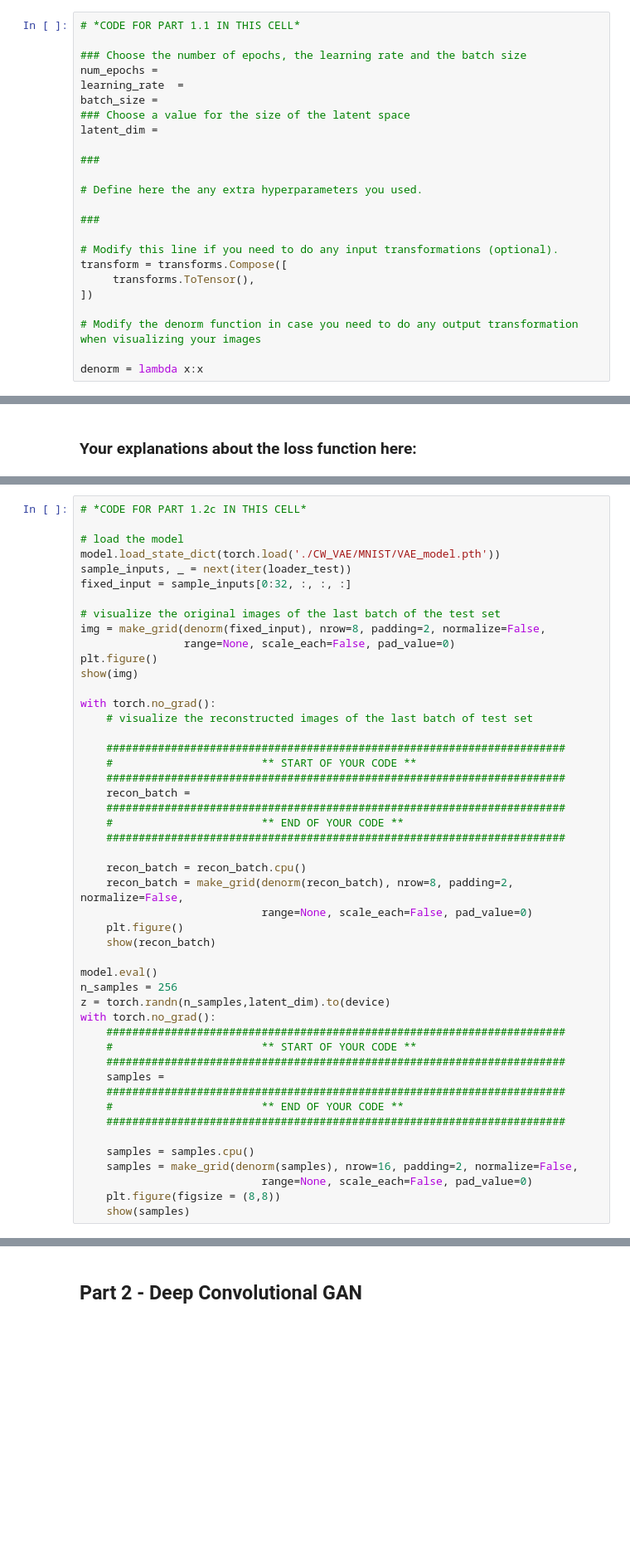
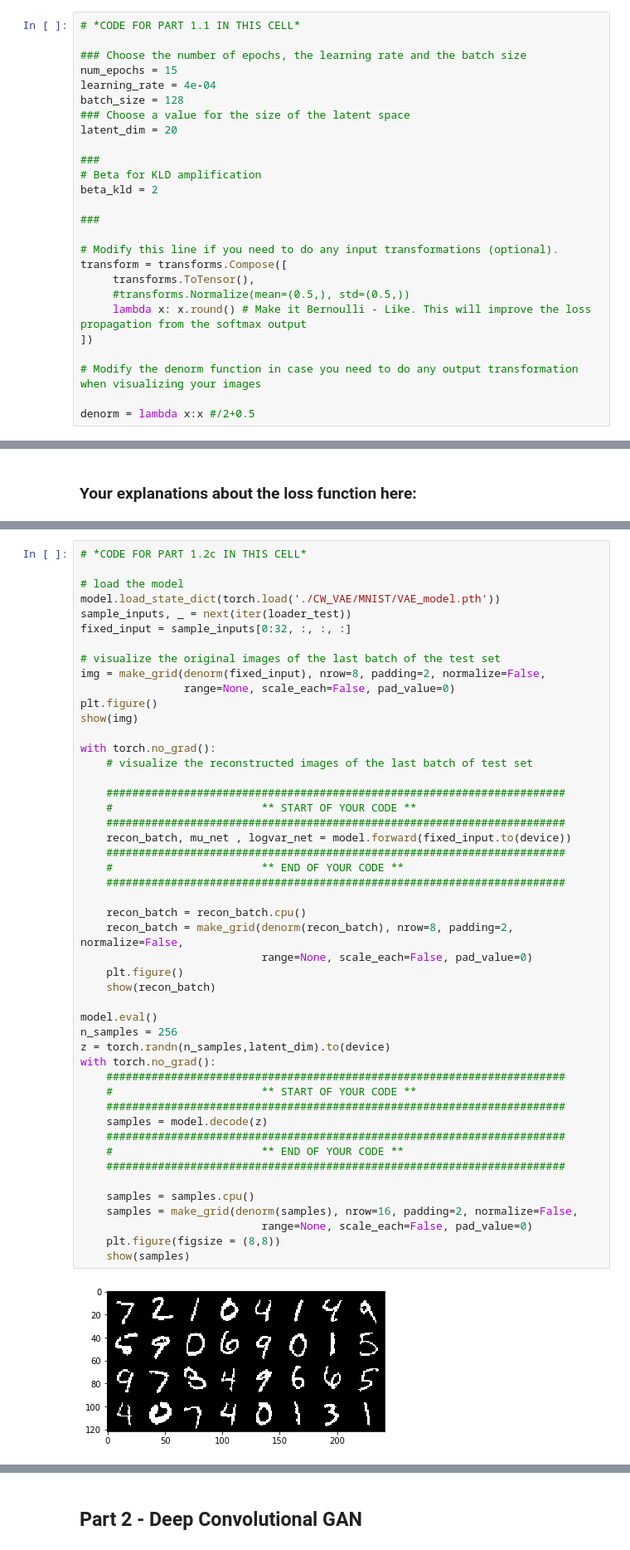
Before and after one commit to alvaroprat97/Deep-Learning, a Jupyter notebook: GenerativeModels/VAEs_GANs.ipynb, the cells around one changed output, grey strips where cells are left out. Shown at 83% size. Cells and saved outputs as stored; diff of their text form; blank space fills up the shorter version.

```diff
--- a/GenerativeModels/VAEs_GANs.ipynb
+++ b/GenerativeModels/VAEs_GANs.ipynb
@@ -106,26 +129,28 @@ if not os.path.exists('./CW_VAE/MNIST'):
 # *CODE FOR PART 1.1 IN THIS CELL*
 
 ### Choose the number of epochs, the learning rate and the batch size
-num_epochs =
-learning_rate  =
-batch_size =
+num_epochs = 15
+learning_rate = 4e-04
+batch_size = 128
 ### Choose a value for the size of the latent space
-latent_dim =
+latent_dim = 20
 
 ###
-
-# Define here the any extra hyperparameters you used.
+# Beta for KLD amplification
+beta_kld = 2
 
 ###
 
 # Modify this line if you need to do any input transformations (optional).
 transform = transforms.Compose([
      transforms.ToTensor(),
+     #transforms.Normalize(mean=(0.5,), std=(0.5,))
+     lambda x: x.round() # Make it Bernoulli - Like. This will improve the loss propagation from the softmax output
 ])
 
 # Modify the denorm function in case you need to do any output transformation when visualizing your images
 
-denorm = lambda x:x
+denorm = lambda x:x #/2+0.5
 # %% [markdown]
 ## Data loading
 # %%
@@ -264,32 +496,34 @@ with torch.no_grad():
 
     #######################################################################
     #                       ** START OF YOUR CODE **
     #######################################################################
-    recon_batch =
+    recon_batch, mu_net , logvar_net = model.forward(fixed_input.to(device))
     #######################################################################
     #                       ** END OF YOUR CODE **
     #######################################################################
 
     recon_batch = recon_batch.cpu()
     recon_batch = make_grid(denorm(recon_batch), nrow=8, padding=2, normalize=False,
                             range=None, scale_each=False, pad_value=0)
     plt.figure()
     show(recon_batch)
 
 model.eval()
 n_samples = 256
 z = torch.randn(n_samples,latent_dim).to(device)
 with torch.no_grad():
     #######################################################################
     #                       ** START OF YOUR CODE **
     #######################################################################
-    samples =
+    samples = model.decode(z)
     #######################################################################
     #                       ** END OF YOUR CODE **
     #######################################################################
 
     samples = samples.cpu()
     samples = make_grid(denorm(samples), nrow=16, padding=2, normalize=False,
                             range=None, scale_each=False, pad_value=0)
     plt.figure(figsize = (8,8))
     show(samples)
+# %% [output]
+[figure, added]
```
Also changed, not shown: parts of 46 cells of this notebook, 4 other files.
